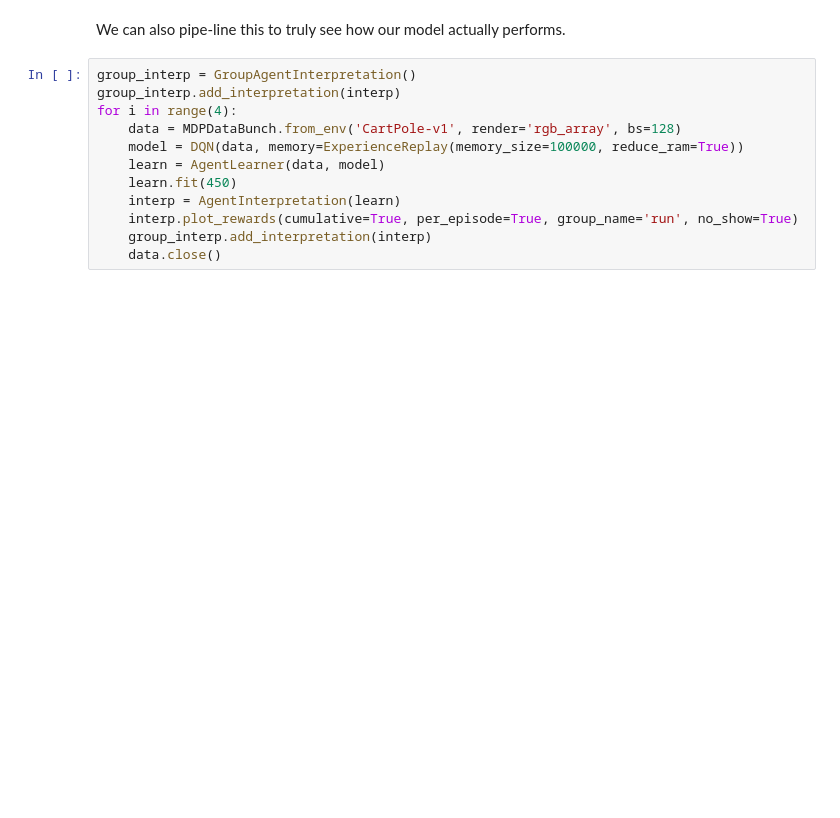
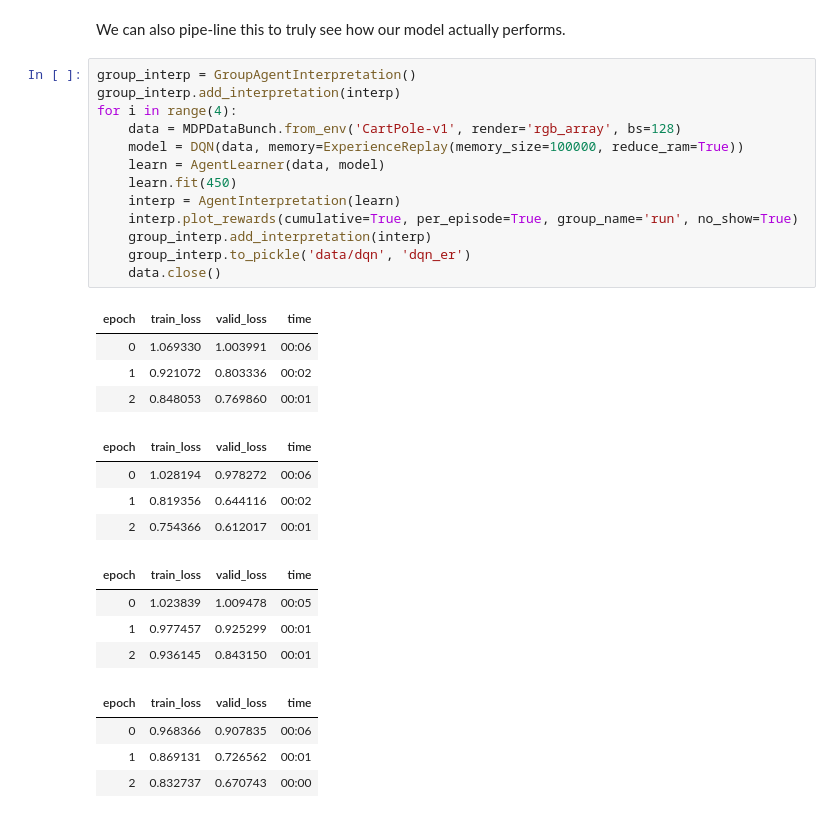
Before and after one commit to josiahls/fast-reinforcement-learning, a Jupyter notebook: docs_src/rl.agents.dqn.ipynb, the cells around one changed output. Drawn from its saved outputs; the diff is of its cells as text; blank space fills up the shorter version.

```diff
--- a/docs_src/rl.agents.dqn.ipynb
+++ b/docs_src/rl.agents.dqn.ipynb
@@ -90,13 +98,31 @@ We can also pipe-line this to truly see how our model actually performs.
 # %%
 group_interp = GroupAgentInterpretation()
 group_interp.add_interpretation(interp)
 for i in range(4):
     data = MDPDataBunch.from_env('CartPole-v1', render='rgb_array', bs=128)
     model = DQN(data, memory=ExperienceReplay(memory_size=100000, reduce_ram=True))
     learn = AgentLearner(data, model)
     learn.fit(450)
     interp = AgentInterpretation(learn)
     interp.plot_rewards(cumulative=True, per_episode=True, group_name='run', no_show=True)
     group_interp.add_interpretation(interp)
+    group_interp.to_pickle('data/dqn', 'dqn_er')
     data.close()
+# %% [output]
+| epoch | train_loss | valid_loss | time |
+| 0 | 1.069330 | 1.003991 | 00:06 |
+| 1 | 0.921072 | 0.803336 | 00:02 |
+| 2 | 0.848053 | 0.769860 | 00:01 |
+| epoch | train_loss | valid_loss | time |
+| 0 | 1.028194 | 0.978272 | 00:06 |
+| 1 | 0.819356 | 0.644116 | 00:02 |
+| 2 | 0.754366 | 0.612017 | 00:01 |
+| epoch | train_loss | valid_loss | time |
+| 0 | 1.023839 | 1.009478 | 00:05 |
+| 1 | 0.977457 | 0.925299 | 00:01 |
+| 2 | 0.936145 | 0.843150 | 00:01 |
+| epoch | train_loss | valid_loss | time |
+| 0 | 0.968366 | 0.907835 | 00:06 |
+| 1 | 0.869131 | 0.726562 | 00:01 |
+| 2 | 0.832737 | 0.670743 | 00:00 |
 # %%
```
Also changed, not shown: parts of 16 cells of this notebook, 9 other files.
